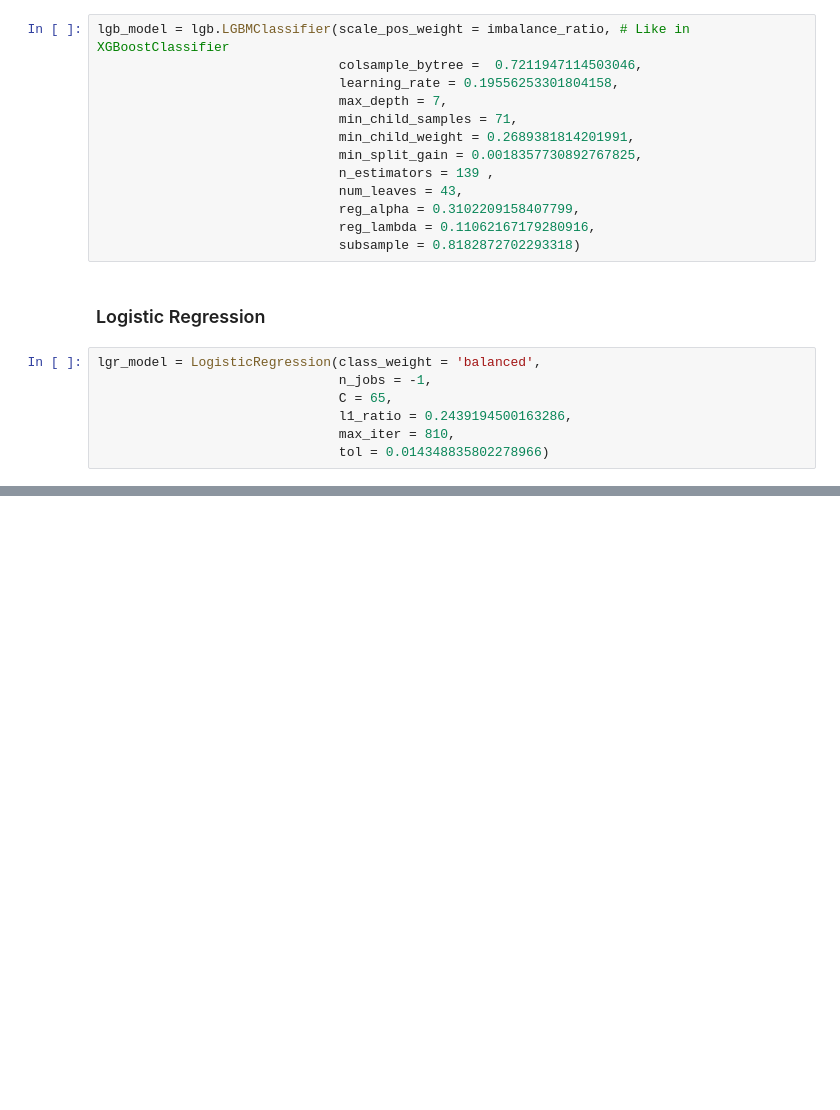
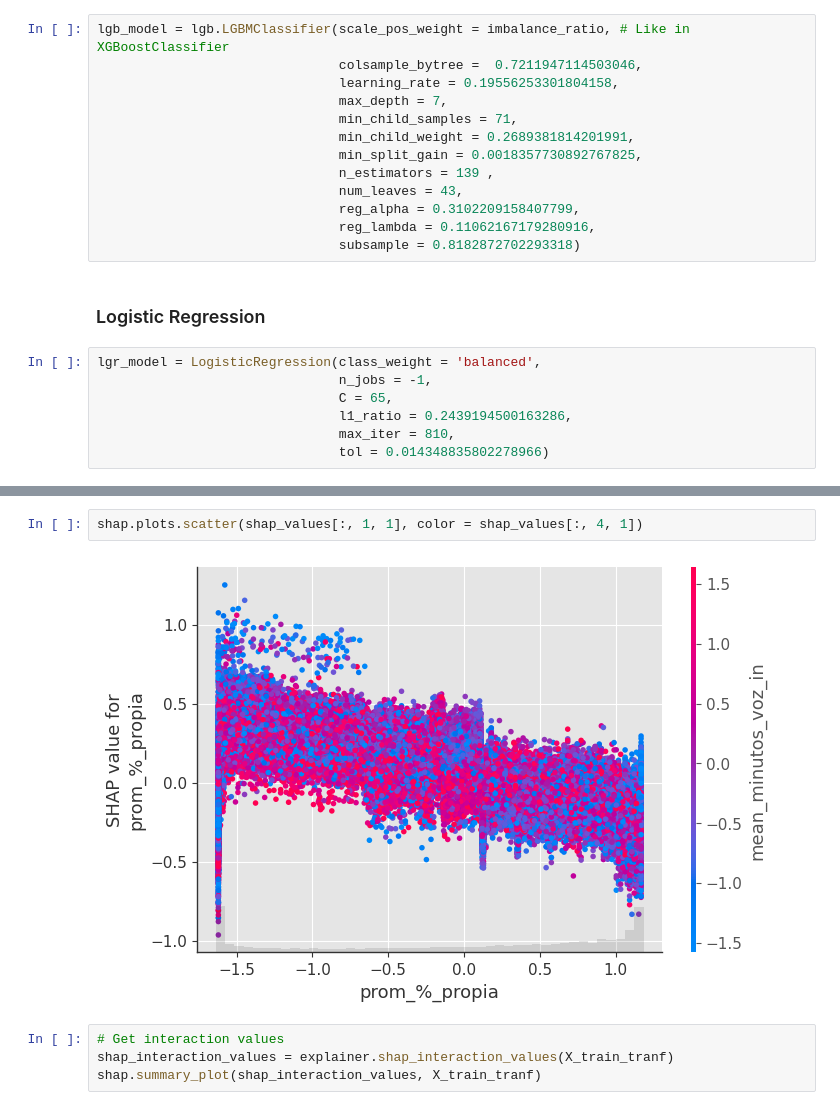
Before and after one commit to leandroaguazaco/data_science_portfolio, a Jupyter notebook: Projects/04-Churn_Telco_Analysis/04_Churn_Telco_Analysis_04_explaining.ipynb, the cells around one changed output, grey strips where cells are left out. Cells and saved outputs as stored; diff of their text form; blank space fills up the shorter version.

```diff
--- a/Projects/04-Churn_Telco_Analysis/04_Churn_Telco_Analysis_04_explaining.ipynb
+++ b/Projects/04-Churn_Telco_Analysis/04_Churn_Telco_Analysis_04_explaining.ipynb
@@ -500,0 +529,8 @@ shap_values = explainer(X)
+# %%
+shap.plots.scatter(shap_values[:, 1, 1], color = shap_values[:, 4, 1])
+# %% [output]
+[figure, added]
+# %%
+# Get interaction values
+shap_interaction_values = explainer.shap_interaction_values(X_train_tranf)
+shap.summary_plot(shap_interaction_values, X_train_tranf)
```
Also changed, not shown: parts of 50 cells of this notebook.
